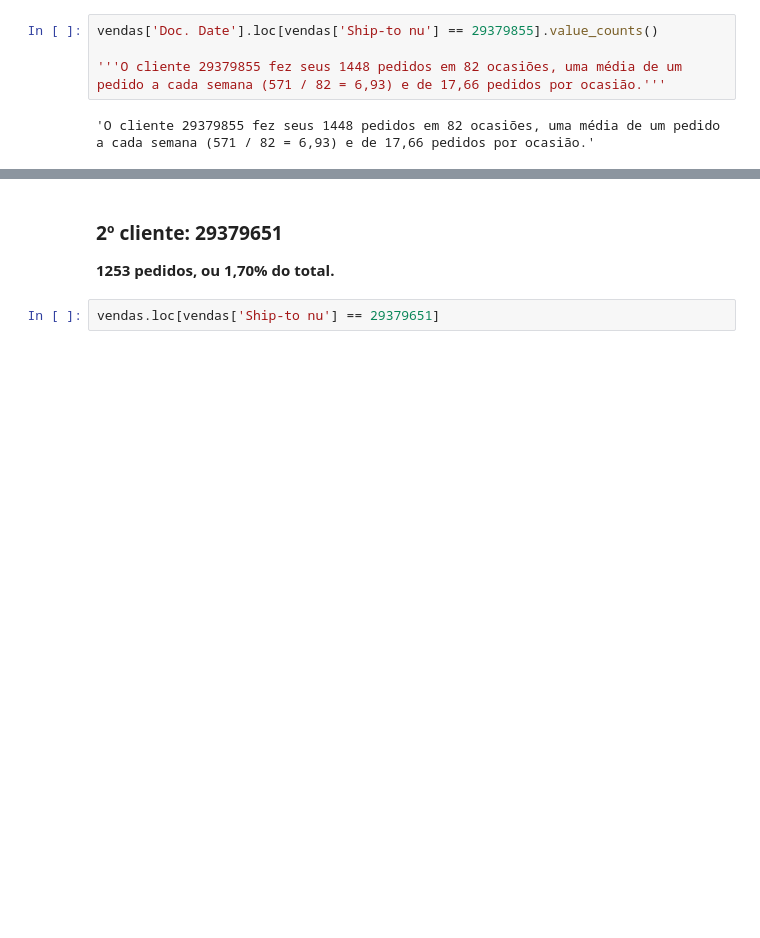
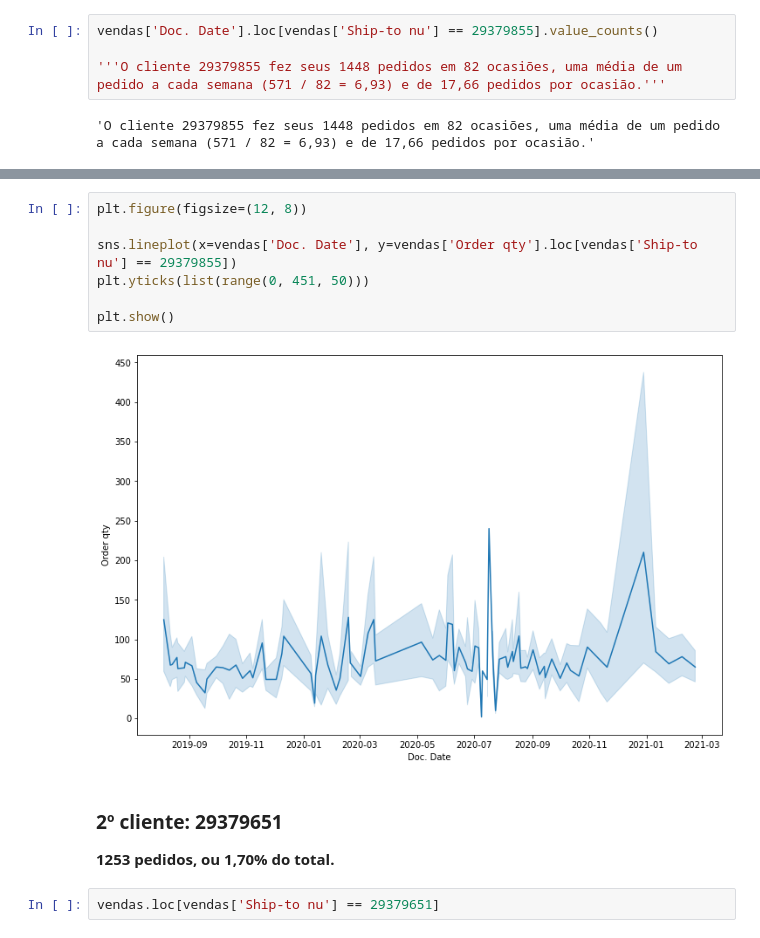
Before and after one commit to brenoccosta/ABIAcademyHack, a Jupyter notebook: Recomendação para pontos de venda locais.ipynb, the cells around one changed output, grey strips where cells are left out. Cells and saved outputs as stored; diff of their text form; blank space fills up the shorter version.

```diff
--- a/Recomendação para pontos de venda locais.ipynb
+++ b/Recomendação para pontos de venda locais.ipynb
@@ -1242,3 +1298,12 @@ vendas['Doc. Date'].loc[vendas['Ship-to nu'] == 29379855].value_counts()
+# %%
+plt.figure(figsize=(12, 8))
+
+sns.lineplot(x=vendas['Doc. Date'], y=vendas['Order qty'].loc[vendas['Ship-to nu'] == 29379855])
+plt.yticks(list(range(0, 451, 50)))
+
+plt.show()
+# %% [output]
+[figure, added]
 # %% [markdown]
 ### 2º cliente: 29379651
 **1253 pedidos, ou 1,70% do total.**
```
Also changed, not shown: parts of 10 cells of this notebook, 1 other file.
